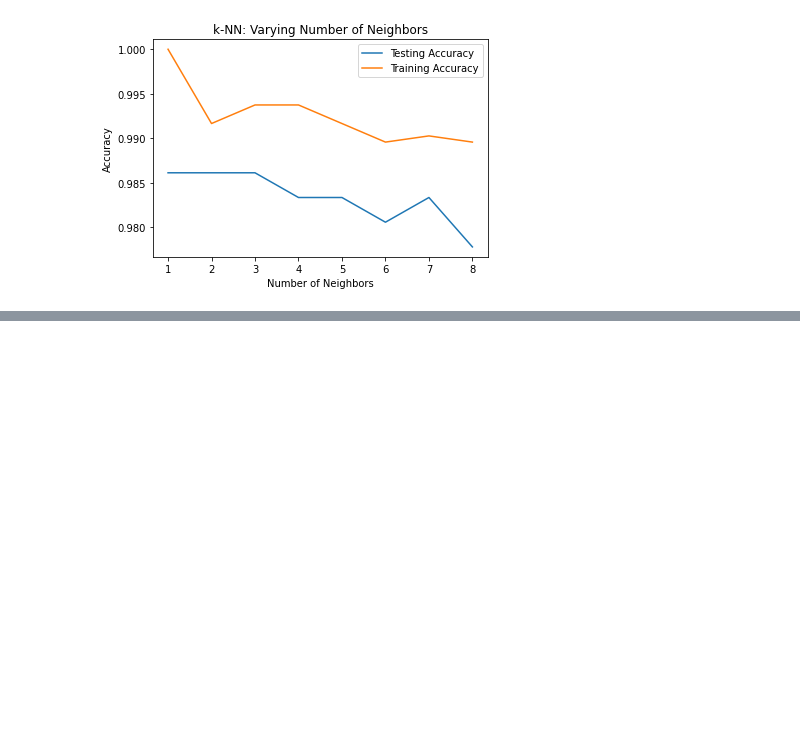
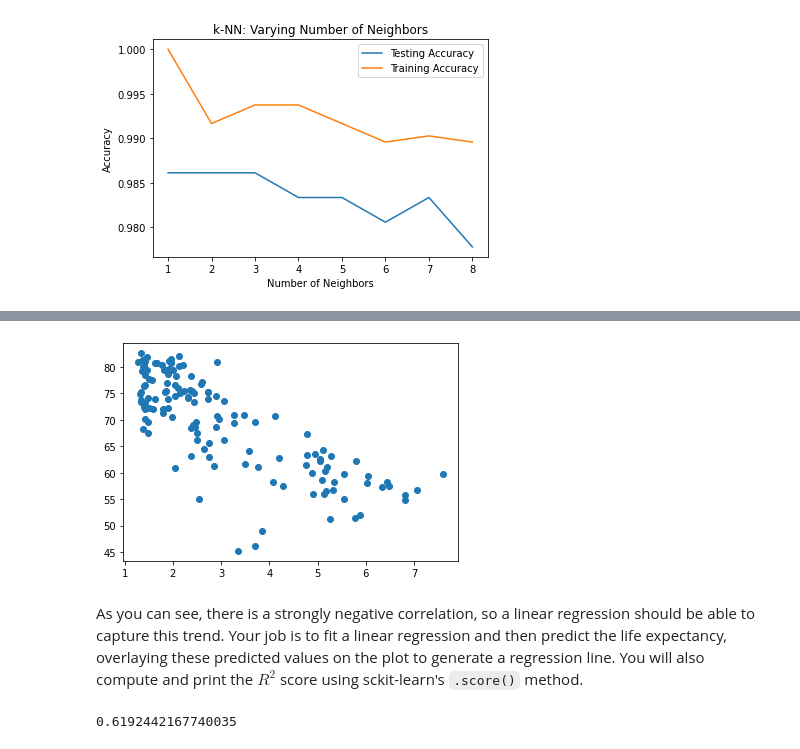
Before and after one commit to JitendraAlim/Data-Science-Toolkit, a Jupyter notebook: Python/Supervised Learning with scikit-learn/Supervised Learning with scikit-learn.ipynb, the cells around one changed output, grey strips where cells are left out. Saved outputs shown, nothing was run; the diff lists cells and outputs as text; code cells hidden in the pictures; blank space fills up the shorter version.

```diff
--- a/Python/Supervised Learning with scikit-learn/Supervised Learning with scikit-learn.ipynb
+++ b/Python/Supervised Learning with scikit-learn/Supervised Learning with scikit-learn.ipynb
@@ -262,0 +343,30 @@ It looks like the test accuracy is highest when using 3 and 5 neighbors. Using 8
+# %%
+plt.scatter(x=df['fertility'], y=df['life'])
+plt.show()
+# %% [output]
+[figure, added]
+# %% [markdown]
+As you can see, there is a strongly negative correlation, so a linear regression should be able to capture this trend. Your job is to fit a linear regression and then predict the life expectancy, overlaying these predicted values on the plot to generate a regression line. You will also compute and print the $R^2$ score using sckit-learn's `.score()` method.
+# %%
+# Import LinearRegression
+from sklearn.linear_model import LinearRegression
+
+X_fertility = df['fertility'].values.reshape(-1,1)
+
+# Create the regressor: reg
+reg = LinearRegression()
+
+# Create the prediction space
+prediction_space = np.linspace(min(X_fertility),
+                               max(X_fertility)).reshape(-1,1)
+
+# Fit the model to the data
+reg.fit(X_fertility, y)
+
+# Compute predictions over the prediction space: y_pred
+y_pred = reg.predict(prediction_space)
+
+# Print R^2
+print(reg.score(X_fertility, y))
+# %% [output]
+0.6192442167740035
```
Also changed, not shown: parts of 13 cells of this notebook.
